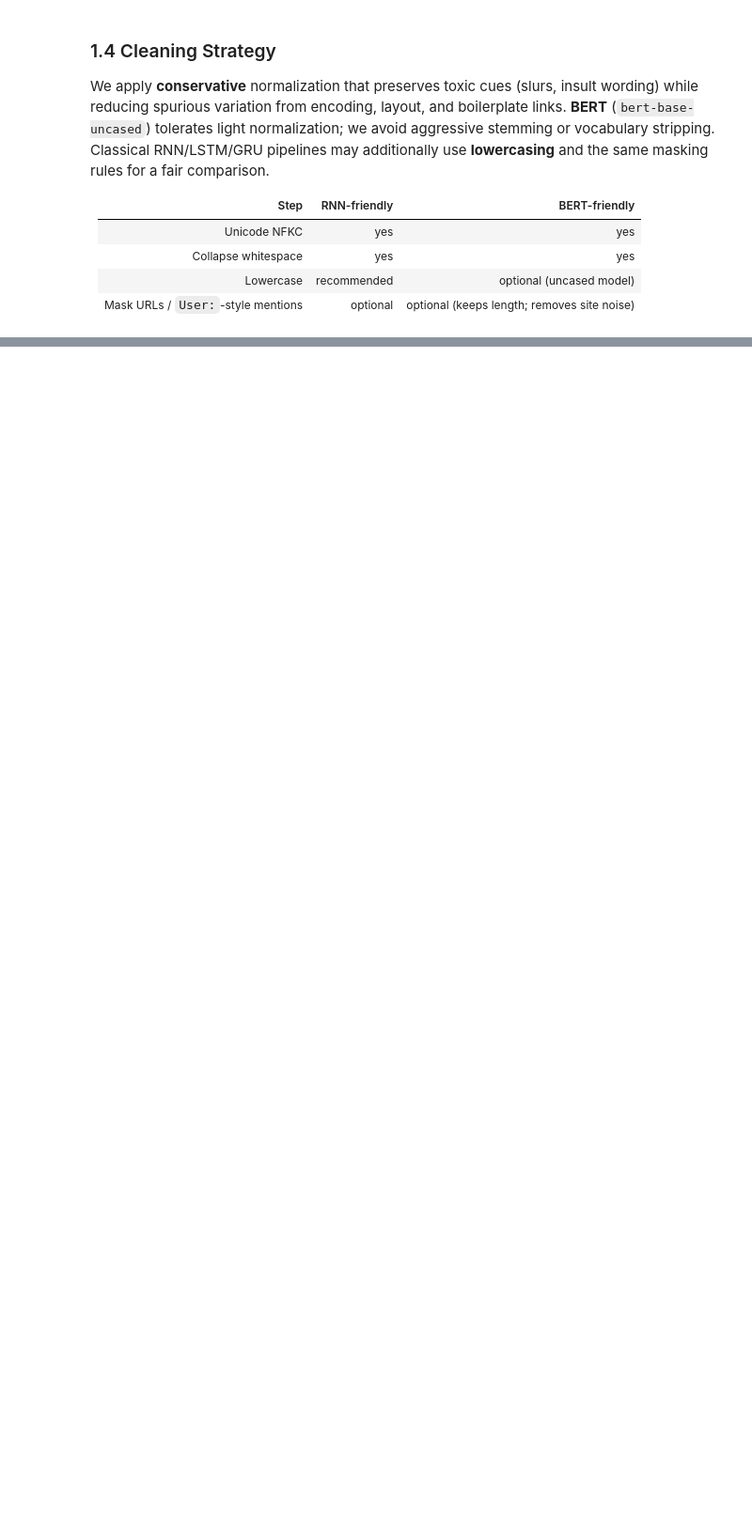
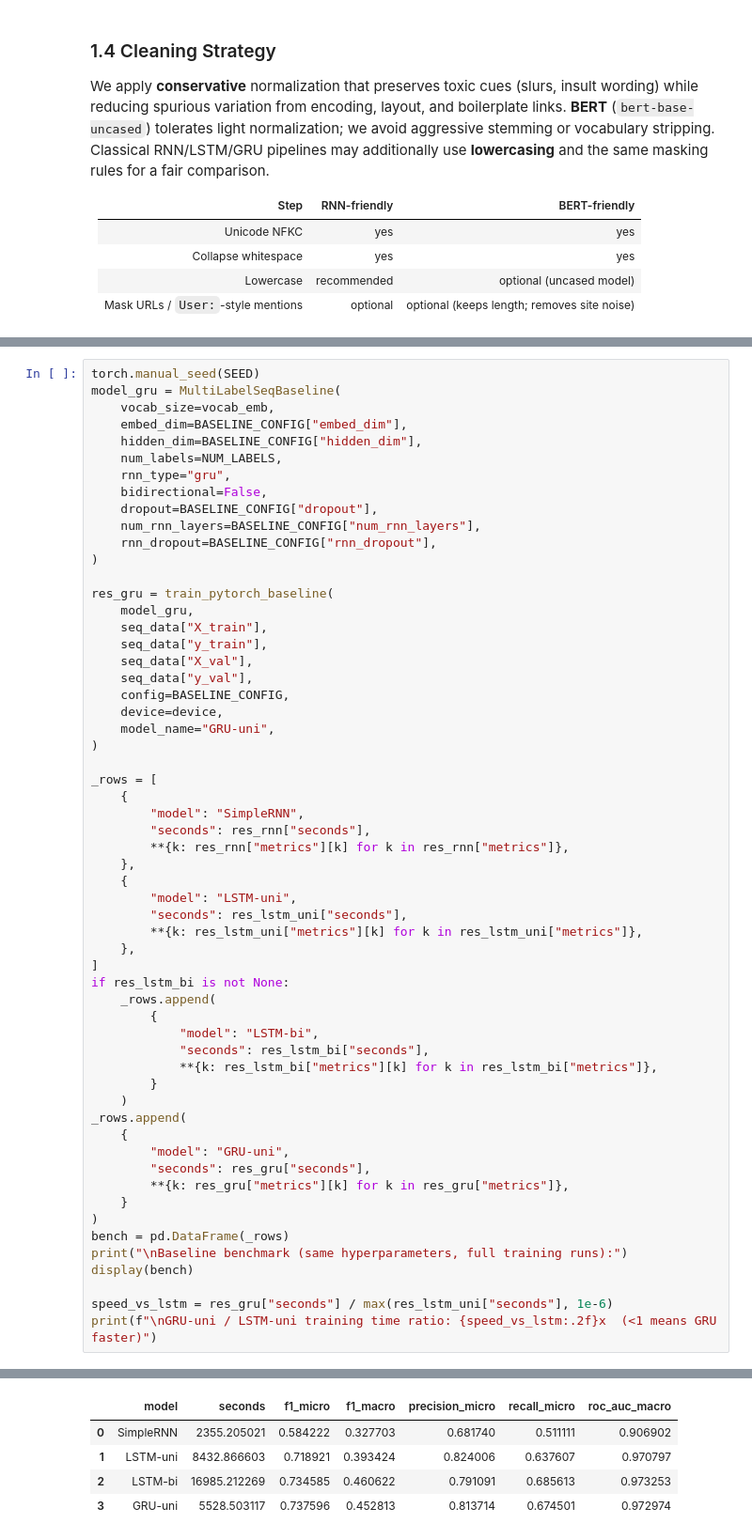
Before and after one commit to xhamera1/toxic-comment-classification, a Jupyter notebook: GGSN_Patryk_Chamera_Zad3.ipynb, the cells around one changed output, grey strips where cells are left out. Shown at 94% size. Saved outputs shown, nothing was run; the diff lists cells and outputs as text; blank space fills up the shorter version.

```diff
--- a/GGSN_Patryk_Chamera_Zad3.ipynb
+++ b/GGSN_Patryk_Chamera_Zad3.ipynb
@@ -534,0 +1477,59 @@ Random sample: raw vs cleaned
+# %%
+torch.manual_seed(SEED)
+model_gru = MultiLabelSeqBaseline(
+    vocab_size=vocab_emb,
+    embed_dim=BASELINE_CONFIG["embed_dim"],
+    hidden_dim=BASELINE_CONFIG["hidden_dim"],
+    num_labels=NUM_LABELS,
+    rnn_type="gru",
+    bidirectional=False,
+    dropout=BASELINE_CONFIG["dropout"],
+    num_rnn_layers=BASELINE_CONFIG["num_rnn_layers"],
+    rnn_dropout=BASELINE_CONFIG["rnn_dropout"],
+)
+
+res_gru = train_pytorch_baseline(
+    model_gru,
+    seq_data["X_train"],
+    seq_data["y_train"],
+    seq_data["X_val"],
+    seq_data["y_val"],
+    config=BASELINE_CONFIG,
+    device=device,
+    model_name="GRU-uni",
+)
+
+_rows = [
+    {
+        "model": "SimpleRNN",
+        "seconds": res_rnn["seconds"],
+        **{k: res_rnn["metrics"][k] for k in res_rnn["metrics"]},
+    },
+    {
+        "model": "LSTM-uni",
+        "seconds": res_lstm_uni["seconds"],
+        **{k: res_lstm_uni["metrics"][k] for k in res_lstm_uni["metrics"]},
+    },
+]
+if res_lstm_bi is not None:
+    _rows.append(
+        {
+            "model": "LSTM-bi",
+            "seconds": res_lstm_bi["seconds"],
+            **{k: res_lstm_bi["metrics"][k] for k in res_lstm_bi["metrics"]},
+        }
+    )
+_rows.append(
+    {
+        "model": "GRU-uni",
+        "seconds": res_gru["seconds"],
+        **{k: res_gru["metrics"][k] for k in res_gru["metrics"]},
+    }
+)
+bench = pd.DataFrame(_rows)
+print("\nBaseline benchmark (same hyperparameters, full training runs):")
+display(bench)
+
+speed_vs_lstm = res_gru["seconds"] / max(res_lstm_uni["seconds"], 1e-6)
+print(f"\nGRU-uni / LSTM-uni training time ratio: {speed_vs_lstm:.2f}x  (<1 means GRU faster)")
+# %% [output]
@@ -534,0 +1543,5 @@ Random sample: raw vs cleaned
+|  | model | seconds | f1_micro | f1_macro | precision_micro | recall_micro | roc_auc_macro |
+| 0 | SimpleRNN | 2355.205021 | 0.584222 | 0.327703 | 0.681740 | 0.511111 | 0.906902 |
+| 1 | LSTM-uni | 8432.866603 | 0.718921 | 0.393424 | 0.824006 | 0.637607 | 0.970797 |
+| 2 | LSTM-bi | 16985.212269 | 0.734585 | 0.460622 | 0.791091 | 0.685613 | 0.973253 |
+| 3 | GRU-uni | 5528.503117 | 0.737596 | 0.452813 | 0.813714 | 0.674501 | 0.972974 |
```
Also changed, not shown: parts of 30 cells of this notebook, 2 other files.
